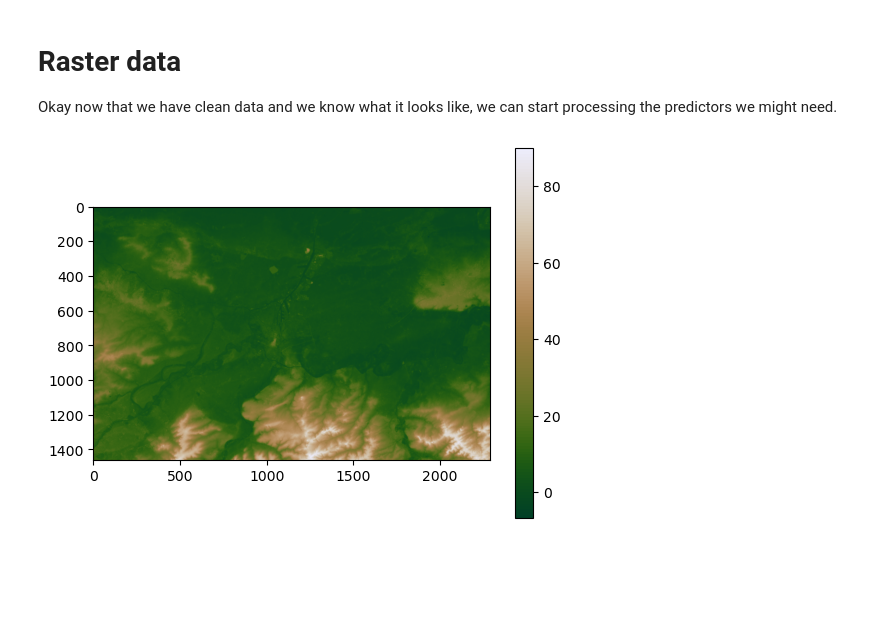
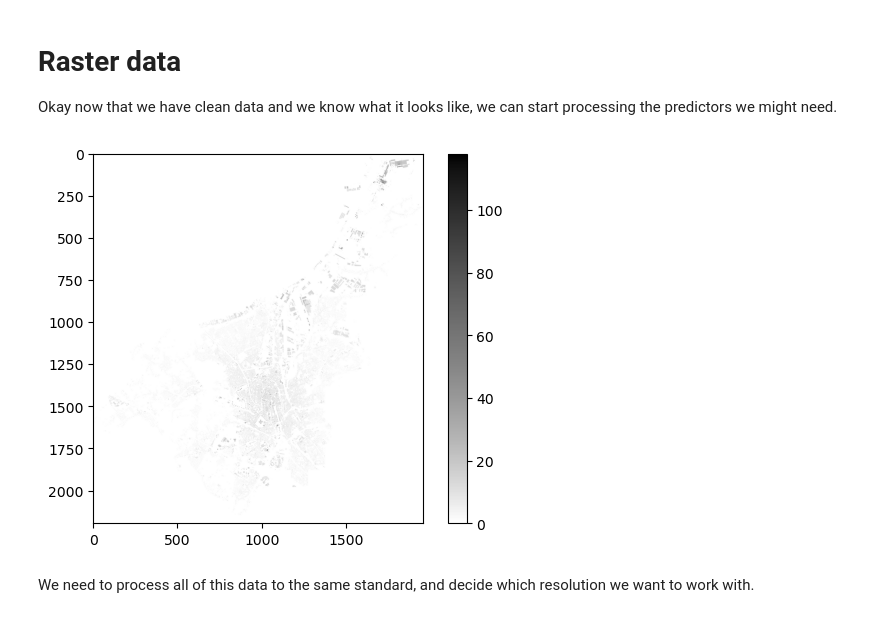
Before and after one commit to cpierceb/buccs_notebooks, a Jupyter notebook: notebooks/dataprep.ipynb, the cells around one changed output. Drawn from its saved outputs; the diff is of its cells as text; code cells hidden in the pictures; blank space fills up the shorter version.

```diff
--- a/notebooks/dataprep.ipynb
+++ b/notebooks/dataprep.ipynb
@@ -194,22 +194,9 @@ availability(data)
 # %% [markdown]
 # Raster data
 Okay now that we have clean data and we know what it looks like, we can start processing the predictors we might need.
-# %%
-import numpy as np
-from cmcrameri import cm as cmc
-from matplotlib.colors import ListedColormap, Normalize
-import rasterio
-
-
-src = rasterio.open("../data/raster/terrain/ghent_30.tif")
-
-
-band = src.read(1)
-land = ListedColormap(cmc.bukavu(np.linspace(0.5, 1.0, 256)))
-
-norm = Normalize(vmin=np.nanmin(band), vmax=np.nanmax(band))
-plt.imshow(band, cmap=land, norm=norm)
-plt.colorbar()
-plt.show()
-# %% [output]
-[figure, removed]
+# %%
+quick_raster_plot("ghent","buildings") #options are all 4 cities, buildings, tcd, lcz, terrain
+# %% [output]
+[figure, added]
+# %% [markdown]
+We need to process all of this data to the same standard, and decide which resolution we want to work with.
```
Also changed, not shown: parts of 4 cells of this notebook.
